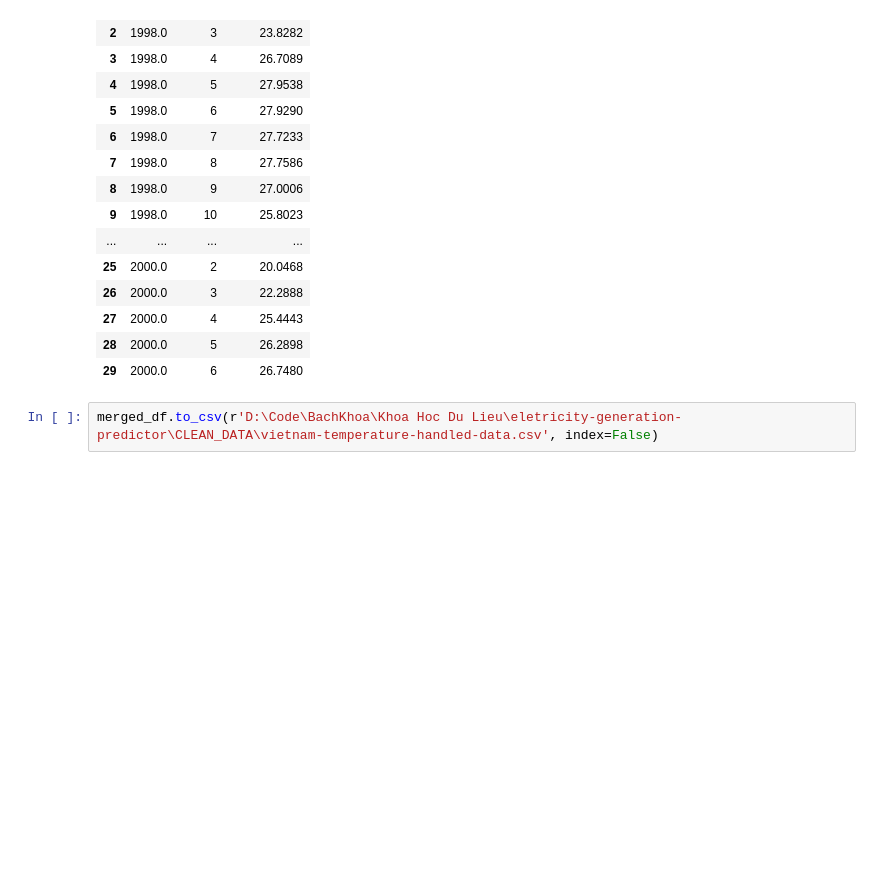
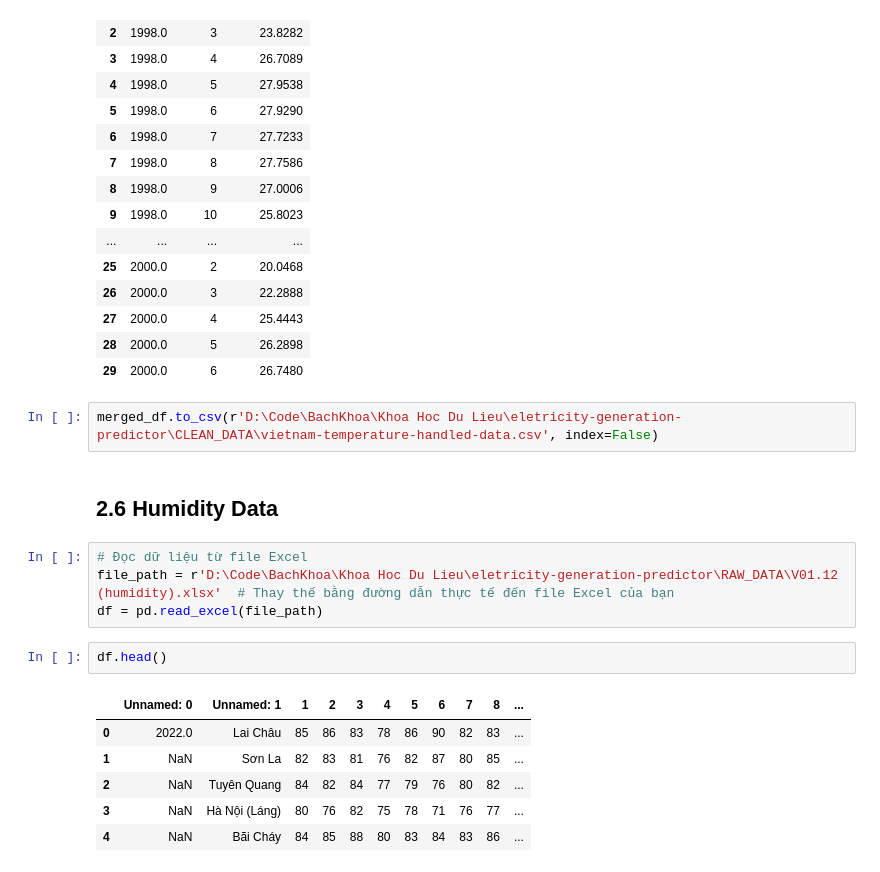
Before and after one commit to phatdtvdvt/Electricity-generation-predictor, a Jupyter notebook: [Part 1] Handling_Raw_Data.ipynb, the cells around one changed output. Saved outputs shown, nothing was run; the diff lists cells and outputs as text; blank space fills up the shorter version.

```diff
--- a/[Part 1] Handling_Raw_Data.ipynb
+++ b/[Part 1] Handling_Raw_Data.ipynb
@@ -694,3 +694,18 @@ merged_df.head(30)
 | 29 | 2000.0 | 6 | 26.7480 |
 # %%
 merged_df.to_csv(r'D:\Code\BachKhoa\Khoa Hoc Du Lieu\eletricity-generation-predictor\CLEAN_DATA\vietnam-temperature-handled-data.csv', index=False)
+# %% [markdown]
+## 2.6 Humidity Data
+# %%
+# Đọc dữ liệu từ file Excel
+file_path = r'D:\Code\BachKhoa\Khoa Hoc Du Lieu\eletricity-generation-predictor\RAW_DATA\V01.12 (humidity).xlsx'  # Thay thế bằng đường dẫn thực tế đến file Excel của bạn
+df = pd.read_excel(file_path)
+# %%
+df.head()
+# %% [output]
+|  | Unnamed: 0 | Unnamed: 1 | 1 | 2 | 3 | 4 | 5 | 6 | 7 | 8 | ... |
+| 0 | 2022.0 | Lai Châu | 85 | 86 | 83 | 78 | 86 | 90 | 82 | 83 | ... |
+| 1 | NaN | Sơn La | 82 | 83 | 81 | 76 | 82 | 87 | 80 | 85 | ... |
+| 2 | NaN | Tuyên Quang | 84 | 82 | 84 | 77 | 79 | 76 | 80 | 82 | ... |
+| 3 | NaN | Hà Nội (Láng) | 80 | 76 | 82 | 75 | 78 | 71 | 76 | 77 | ... |
+| 4 | NaN | Bãi Cháy | 84 | 85 | 88 | 80 | 83 | 84 | 83 | 86 | ... |
```
Also changed, not shown: parts of 5 cells of this notebook, 2 other files.
